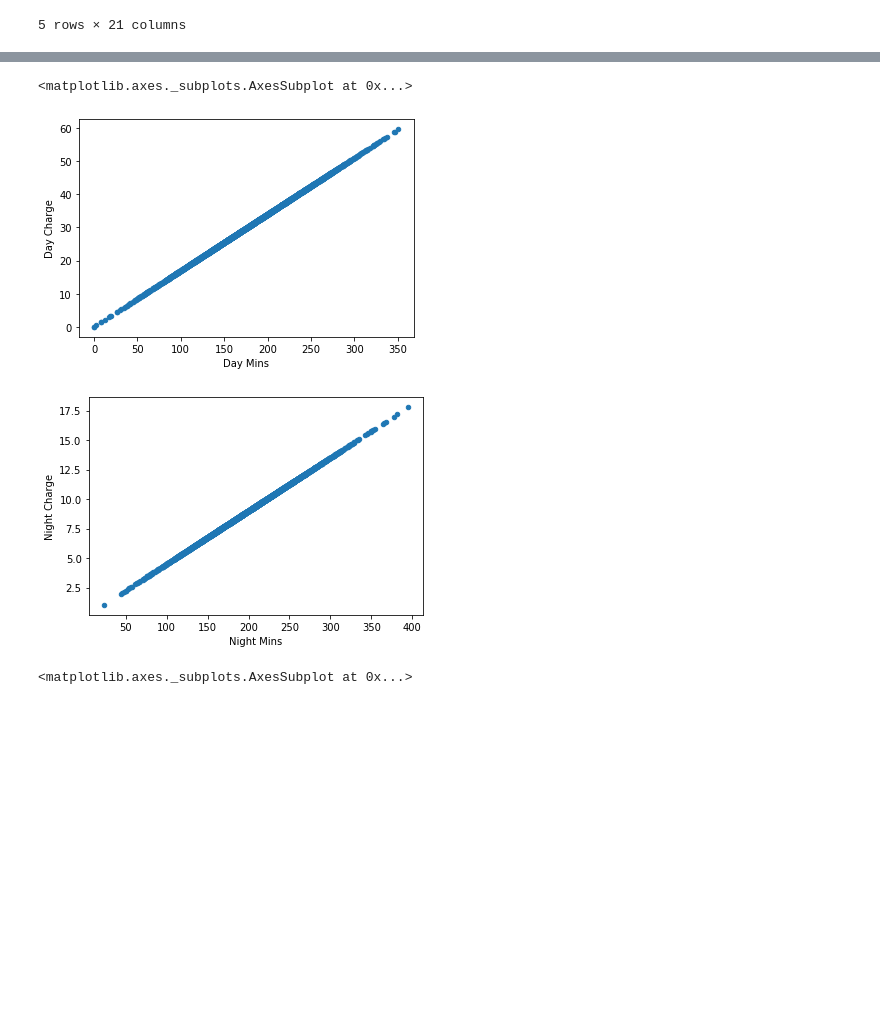
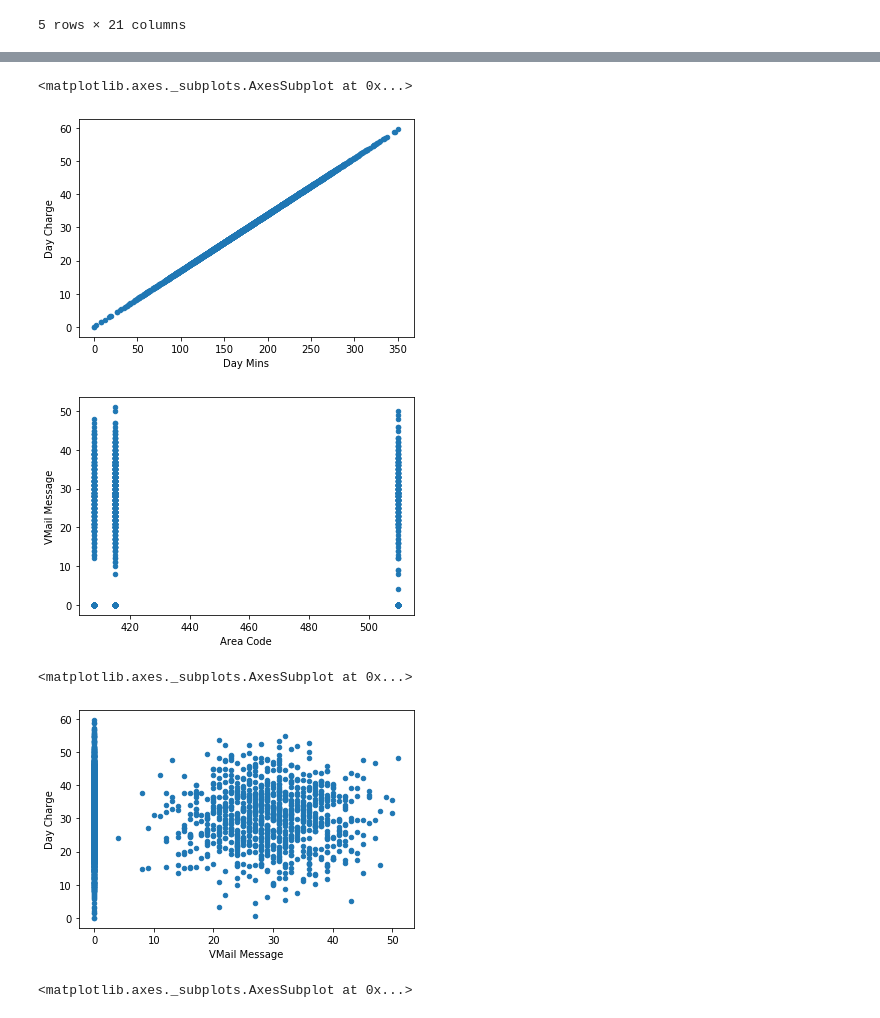
Before and after one commit to andesdj/mlp, a Jupyter notebook: s4/VID_34_scatter_plot.ipynb, the cells around one changed output, grey strips where cells are left out. Cells and saved outputs as stored; diff of their text form; code cells hidden in the pictures; blank space fills up the shorter version.

```diff
--- a/s4/VID_34_scatter_plot.ipynb
+++ b/s4/VID_34_scatter_plot.ipynb
@@ -22,9 +24,15 @@ data.head()
+# %%
+data.plot(kind='scatter', x='Day Mins', y='Day Charge')
+data.plot(kind='scatter', y='VMail Message' , x='Area Code')
+# %% [output]
+<matplotlib.axes._subplots.AxesSubplot at 0x...>
+[figure, added]
+[figure, added]
 # %%
-data.plot(kind='scatter', x='Day Mins', y='Day Charge')
+data.plot(kind='scatter', x='VMail Message' , y='Day Charge')
 # %% [output]
 <matplotlib.axes._subplots.AxesSubplot at 0x...>
-[figure, old version]
+[figure, new version]
-[figure, removed]
 # %%
 data.plot(kind='scatter', x='Night Mins', y='Night Charge')
 # %% [output]
```
Also changed, not shown: parts of 8 cells of this notebook, 31 other files.
